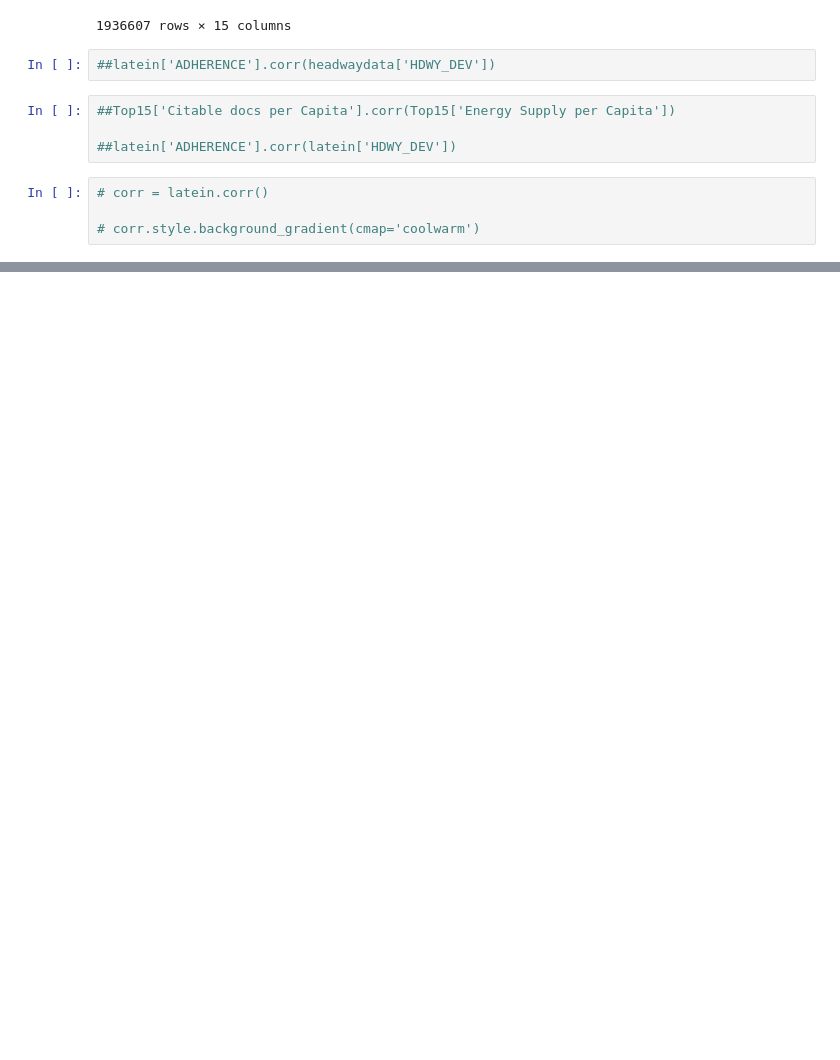
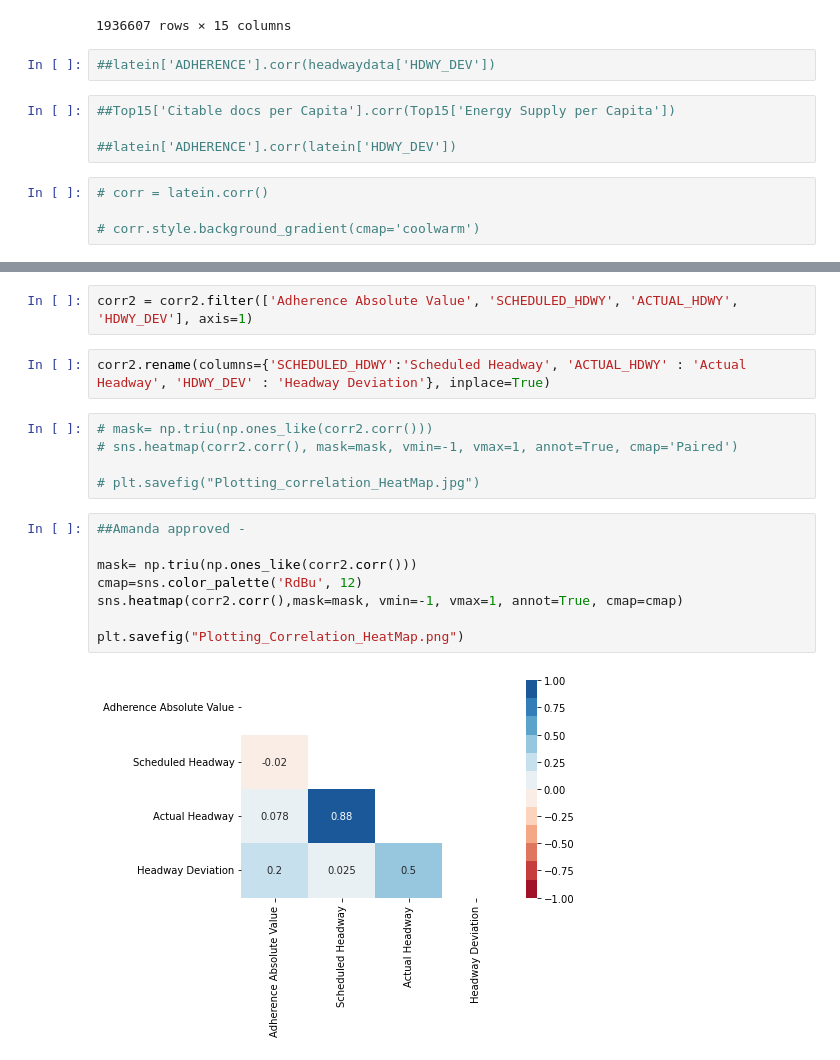
Before and after one commit to NSS-Data-Analytics-Cohort-7/wego-grumpy-concat, a Jupyter notebook: notebook/wego.ipynb, the cells around one changed output, grey strips where cells are left out. Cells and saved outputs as stored; diff of their text form; blank space fills up the shorter version.

Commit message:
visuals

```diff
--- a/notebook/wego.ipynb
+++ b/notebook/wego.ipynb
@@ -588,0 +578,19 @@ plt.savefig("Plotting_correlation_HeatMap.jpg")
+# %%
+corr2 = corr2.filter(['Adherence Absolute Value', 'SCHEDULED_HDWY', 'ACTUAL_HDWY', 'HDWY_DEV'], axis=1)
+# %%
+corr2.rename(columns={'SCHEDULED_HDWY':'Scheduled Headway', 'ACTUAL_HDWY' : 'Actual Headway', 'HDWY_DEV' : 'Headway Deviation'}, inplace=True)
+# %%
+# mask= np.triu(np.ones_like(corr2.corr()))
+# sns.heatmap(corr2.corr(), mask=mask, vmin=-1, vmax=1, annot=True, cmap='Paired')
+
+# plt.savefig("Plotting_correlation_HeatMap.jpg")
+# %%
+##Amanda approved -
+
+mask= np.triu(np.ones_like(corr2.corr()))
+cmap=sns.color_palette('RdBu', 12)
+sns.heatmap(corr2.corr(),mask=mask, vmin=-1, vmax=1, annot=True, cmap=cmap)
+
+plt.savefig("Plotting_Correlation_HeatMap.png")
+# %% [output]
+[figure, added]
```
Also changed, not shown: parts of 20 cells of this notebook.
